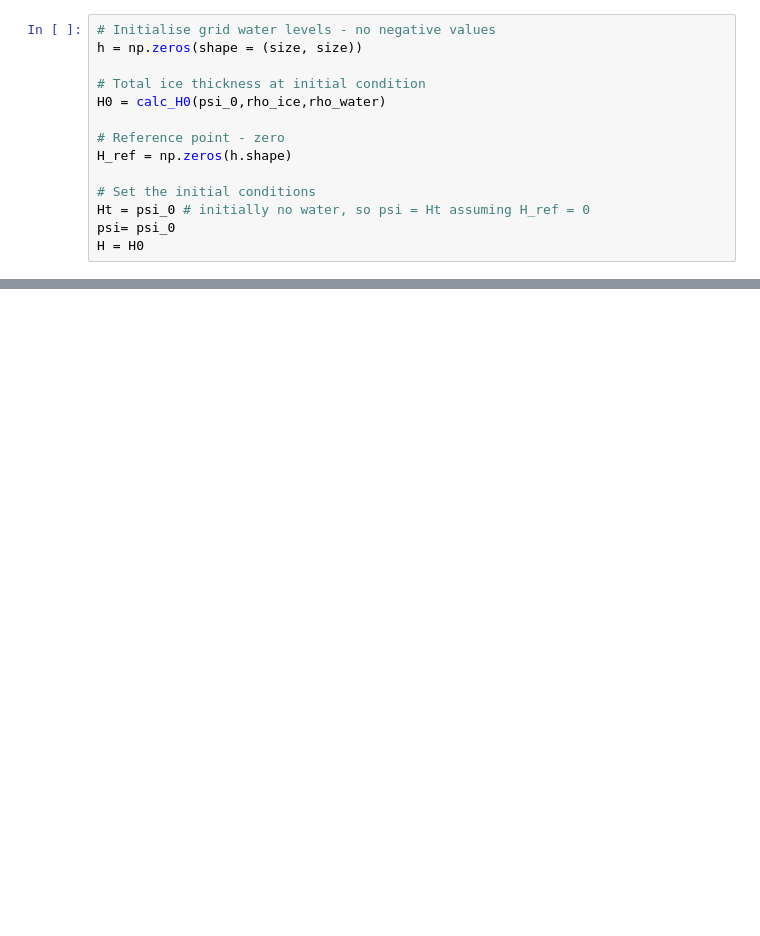
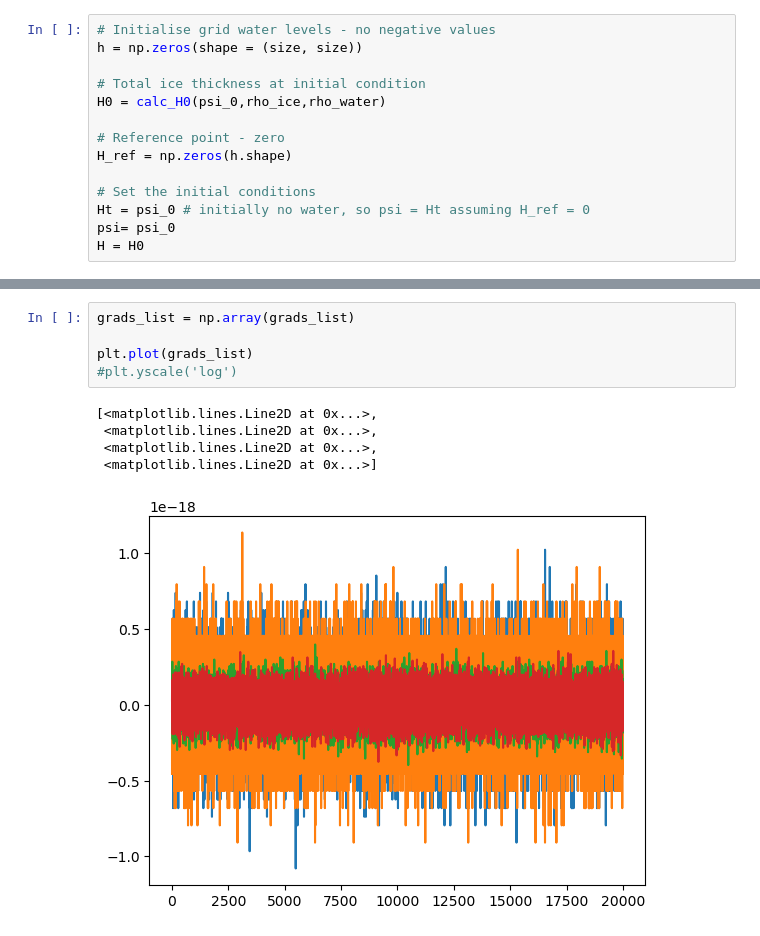
Before and after one commit to PaulHosek/ComplexSystemSimulation, a Jupyter notebook: CA_v2.ipynb, the cells around one changed output, grey strips where cells are left out. Cells and saved outputs as stored; diff of their text form; blank space fills up the shorter version.

```diff
--- a/CA_v2.ipynb
+++ b/CA_v2.ipynb
@@ -205,0 +221,11 @@ plt.colorbar()
+# %%
+grads_list = np.array(grads_list)
+
+plt.plot(grads_list)
+#plt.yscale('log')
+# %% [output]
+[<matplotlib.lines.Line2D at 0x...>,
+ <matplotlib.lines.Line2D at 0x...>,
+ <matplotlib.lines.Line2D at 0x...>,
+ <matplotlib.lines.Line2D at 0x...>]
+[figure, added]
```
Also changed, not shown: parts of 11 cells of this notebook.
